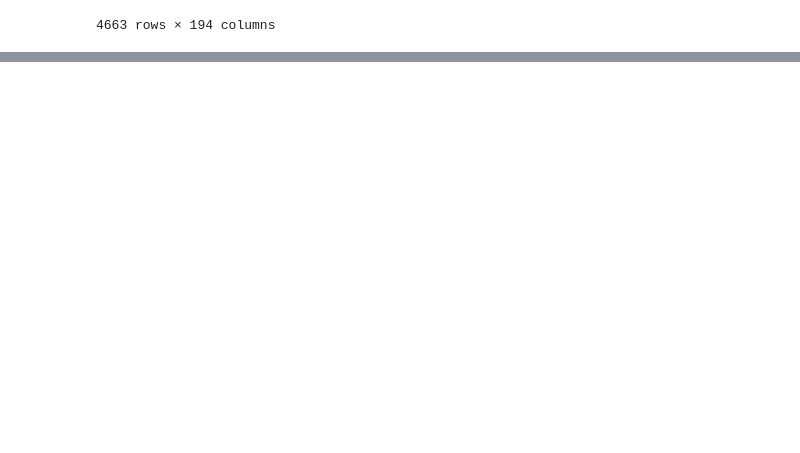
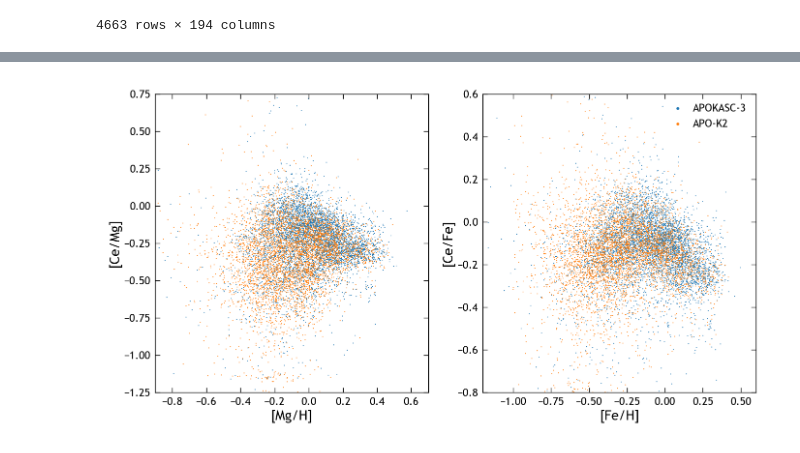
Before and after one commit to lodubay/chemical-clocks, a Jupyter notebook: src/scripts/apokasc.ipynb, the cells around one changed output, grey strips where cells are left out. Cells and saved outputs as stored; diff of their text form; code cells hidden in the pictures; blank space fills up the shorter version.

```diff
--- a/src/scripts/apokasc.ipynb
+++ b/src/scripts/apokasc.ipynb
@@ -224,0 +240,18 @@ plt.show()
+# %%
+fig, axs = plt.subplots(1, 2, figsize=(8, 4))
+kwargs = {'s': 0.5, 'marker': 'o', 'edgecolor': 'none'}
+for sample, label in zip([apokasc_rgb_gold, apok2], ['APOKASC-3', 'APO-K2']):
+    axs[0].scatter(sample['MG_H'], sample['CE_MG'], label=label, **kwargs)
+    axs[1].scatter(sample['FE_H'], sample['CE_FE'], label=label, **kwargs)
+axs[0].set_xlabel('[Mg/H]')
+axs[0].set_ylabel('[Ce/Mg]')
+axs[0].set_xlim((-0.9, 0.7))
+axs[0].set_ylim((-1.25, 0.75))
+axs[1].set_xlabel('[Fe/H]')
+axs[1].set_ylabel('[Ce/Fe]')
+axs[1].set_xlim((-1.2, 0.6))
+axs[1].set_ylim((-0.8, 0.6))
+axs[1].legend(markerscale=3)
+plt.show()
+# %% [output]
+[figure, added]
```
Also changed, not shown: parts of 8 cells of this notebook.
